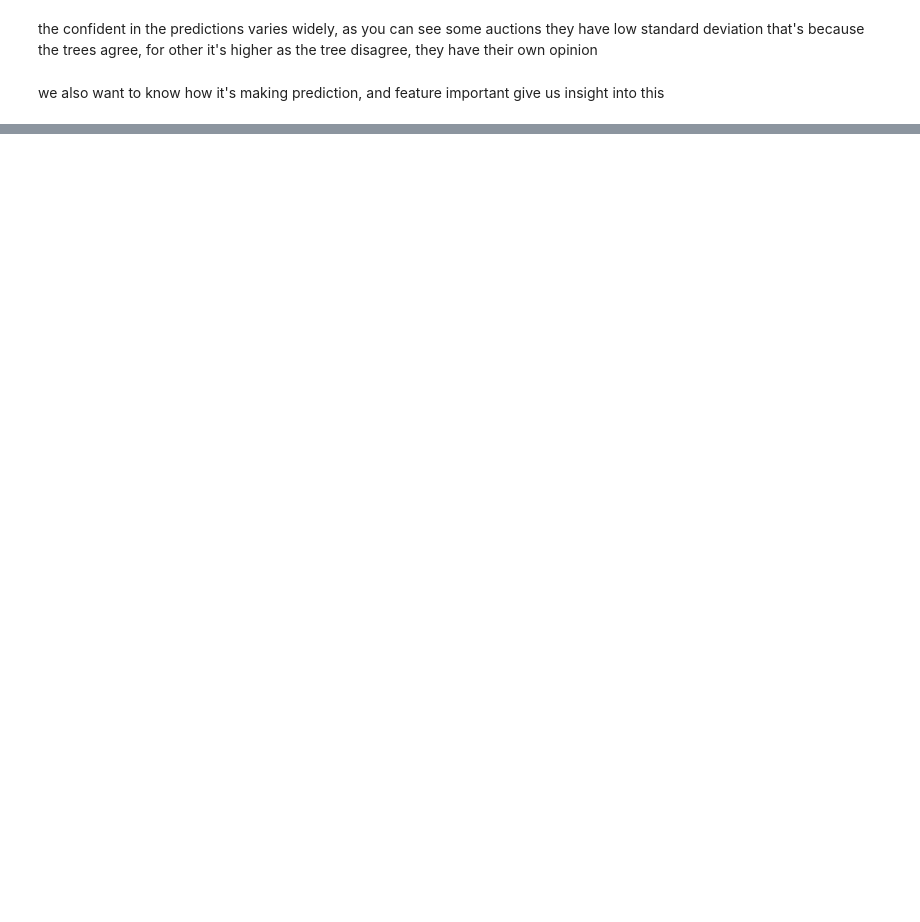
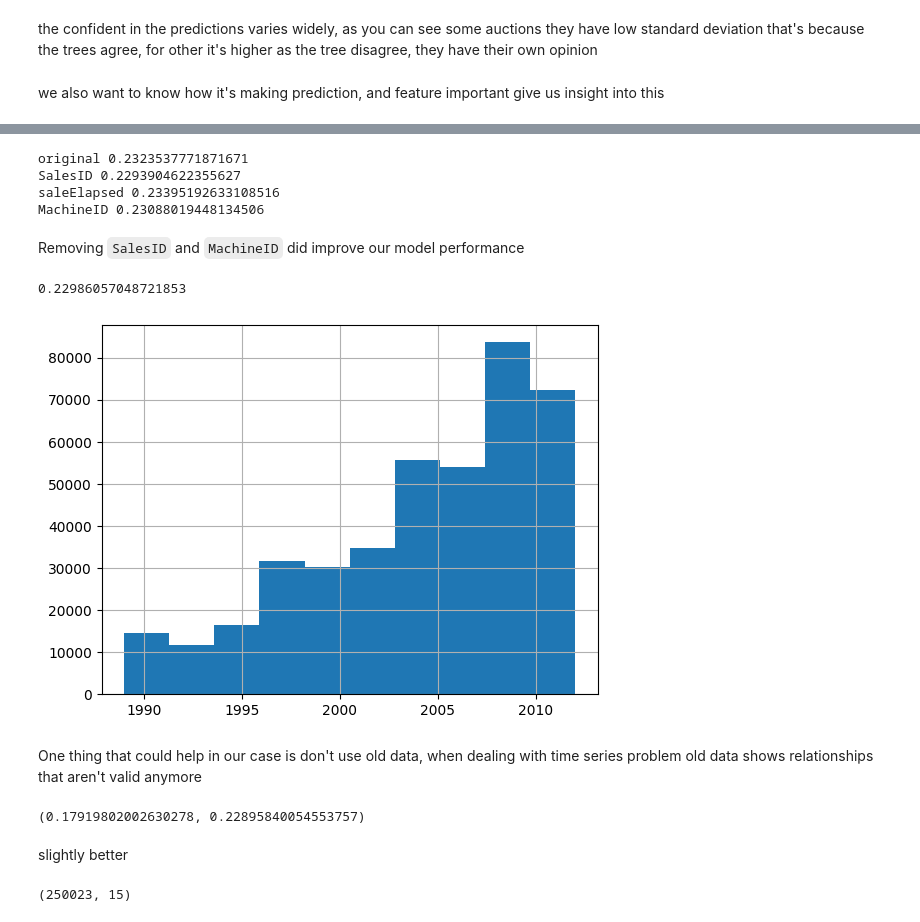
Before and after one commit to bhdai/bb_bulldozer, a Jupyter notebook: notebooks/bulldozer_model.ipynb, the cells around one changed output, grey strips where cells are left out. Cells and saved outputs as stored; diff of their text form; code cells hidden in the pictures; blank space fills up the shorter version.

```diff
--- a/notebooks/bulldozer_model.ipynb
+++ b/notebooks/bulldozer_model.ipynb
@@ -796,0 +916,28 @@ hc.dendrogram(z, labels=Xs_imp.columns, orientation='left', leaf_font_size=12);
+# %%
+model = rf(Xs_final, y)
+print('original', m_rmse(model, val_Xs_final, val_y))
+for col in ('SalesID', 'saleElapsed', 'MachineID'):
+    m = rf(Xs_final.drop(col, axis=1), y)
+    print(col, m_rmse(m, val_Xs_final.drop(col, axis=1), val_y))
+# %% [output]
+original 0.2323537771871671
+SalesID 0.2293904622355627
+saleElapsed 0.23395192633108516
+MachineID 0.23088019448134506
+# %% [markdown]
+Removing `SalesID` and `MachineID` did improve our model performance
+# %%
+ood_cols = ['SalesID', 'MachineID']
+Xs_final_v2 = Xs_final.drop(ood_cols, axis=1)
+val_Xs_final_v2 = val_Xs_final.drop(ood_cols, axis=1)
+
+model = rf(Xs_final_v2, y)
+m_rmse(model, val_Xs_final_v2, val_y)
+# %% [output]
+0.22986057048721853
+# %%
+Xs['saleYear'].hist();
+# %% [output]
+[figure, added]
+# %% [markdown]
+One thing that could help in our case is don't use old data, when dealing with time series problem old data shows relationships that aren't valid anymore
@@ -796,0 +948,11 @@ hc.dendrogram(z, labels=Xs_imp.columns, orientation='left', leaf_font_size=12);
+# %%
+model = rf(Xs_final_v3, y_final)
+m_rmse(model, Xs_final_v3, y_final), m_rmse(model, val_Xs_final_v2, val_y)
+# %% [output]
+(0.17919802002630278, 0.22895840054553757)
+# %% [markdown]
+slightly better
+# %%
+Xs_final_v3.shape
+# %% [output]
+(250023, 15)
```
Also changed, not shown: parts of 63 cells of this notebook.
